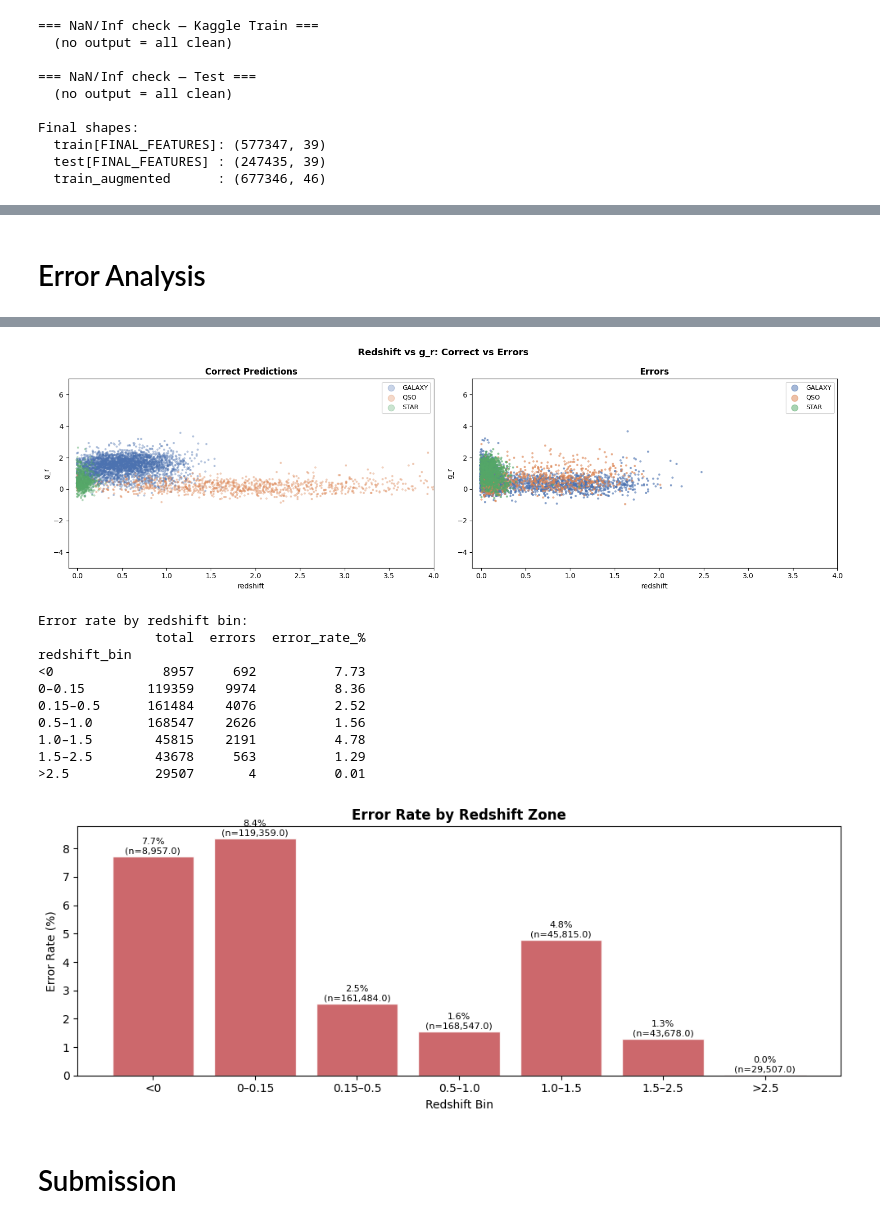
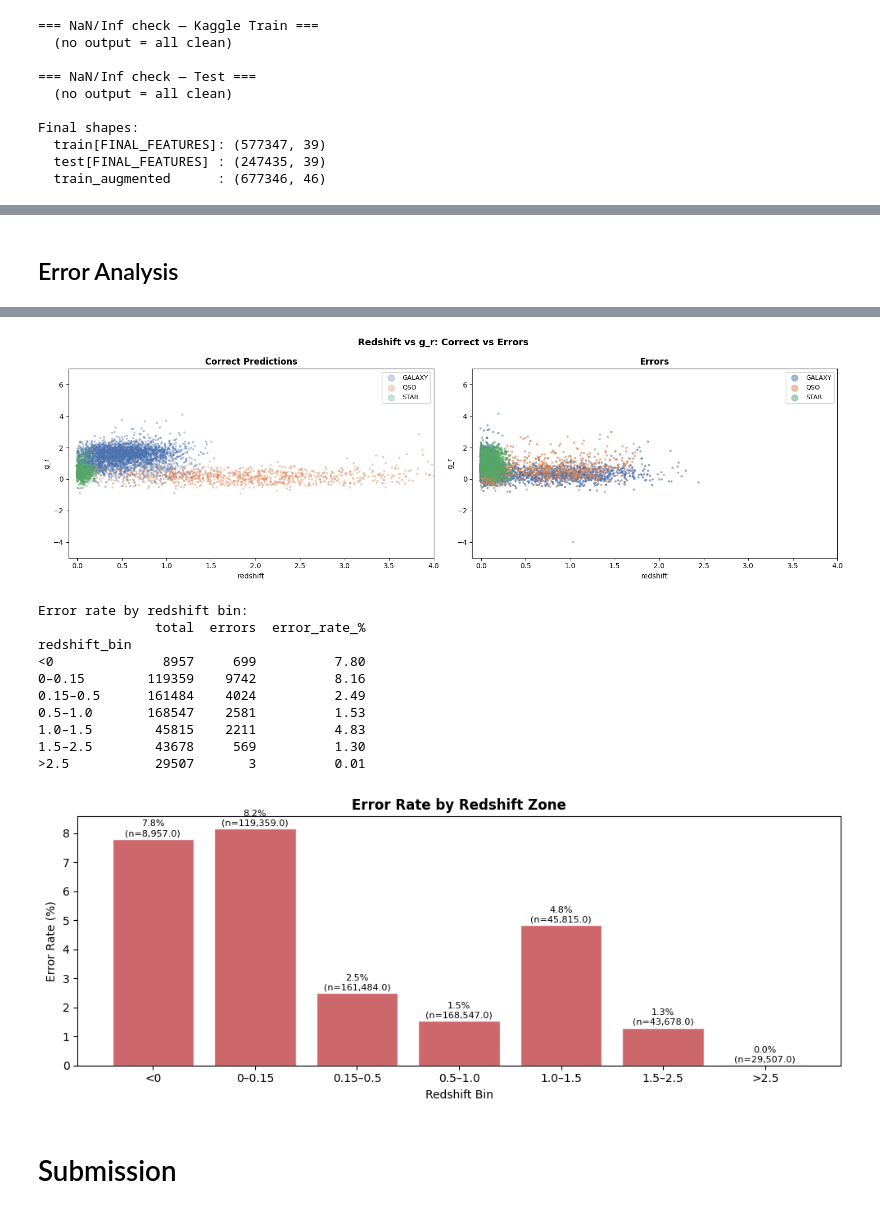
Before and after one commit to 23f2001942/KaggleCompetitions, a Jupyter notebook: Predict Stellar Class.ipynb, the cells around one changed output, grey strips where cells are left out. Cells and saved outputs as stored; diff of their text form; code cells hidden in the pictures.

```diff
--- a/Predict Stellar Class.ipynb
+++ b/Predict Stellar Class.ipynb
@@ -657,18 +590,25 @@ galaxy_population_te_star        0.6
 # %% [markdown]
-# Error Analysis
+## Error Analysis
 # %%
-error_df = train[['redshift', 'g_r', 'u_g', 'spectral_type',
-                   'galaxy_population', 'class']].copy()
-error_df['y_true']   = le.inverse_transform(y)
-error_df['y_pred']   = le.inverse_transform(oof_preds)
+y_kag     = y_aug[kag_idx]
+probs_kag = oof_probs[kag_idx]
+preds_kag = oof_preds[kag_idx]
+
+# Use only Kaggle rows from train for redshift/g_r/class columns
+train_kag = train_augmented.iloc[kag_idx].reset_index(drop=True)
+
+error_df = train_kag[['redshift', 'g_r', 'u_g', 'spectral_type',
+                       'galaxy_population', 'class']].copy()
+error_df['y_true']   = le.inverse_transform(y_kag)
+error_df['y_pred']   = le.inverse_transform(preds_kag)
 error_df['correct']  = (error_df['y_true'] == error_df['y_pred'])
-error_df['max_prob'] = oof_probs.max(axis=1)
+error_df['max_prob'] = probs_kag.max(axis=1)
 
 errors  = error_df[~error_df['correct']].copy()
 correct = error_df[ error_df['correct']].copy()
 
-print(f'Total errors  : {len(errors):,}  ({len(errors)/len(train)*100:.2f}%)')
-print(f'Total correct : {len(correct):,} ({len(correct)/len(train)*100:.2f}%)')
+print(f'Total errors  : {len(errors):,}  ({len(errors)/len(train_kag)*100:.2f}%)')
+print(f'Total correct : {len(correct):,} ({len(correct)/len(train_kag)*100:.2f}%)')
 
 print('\nError breakdown by TRUE class:')
 err_by_true = errors.groupby('y_true').agg(
@@ -678,7 +618,7 @@ err_by_true = errors.groupby('y_true').agg(
 )
 err_by_true['pct_of_class'] = [
     len(errors[errors['y_true'] == c]) /
-    len(train[train['class'] == c]) * 100
+    len(train_kag[train_kag['class'] == c]) * 100
     for c in err_by_true.index
 ]
 print(err_by_true.round(3).to_string())
@@ -694,20 +634,18 @@ print(
     .to_string()
 )
 
-# Visual
 fig, axes = plt.subplots(2, 3, figsize=(18, 10))
 
 for ax, (tc, pc) in zip(axes[0],
         [('GALAXY','QSO'), ('GALAXY','STAR'), ('STAR','GALAXY')]):
     mask    = (errors['y_true'] == tc) & (errors['y_pred'] == pc)
     err_sub = errors[mask]
-    ax.hist(train[train['class']==tc]['redshift'], bins=80, alpha=0.3,
+    ax.hist(train_kag[train_kag['class']==tc]['redshift'], bins=80, alpha=0.3,
             color=CLASS_COLORS[tc], density=True, label=f'All {tc}')
     ax.hist(err_sub['redshift'], bins=80, alpha=0.7,
             color='#C44E52', density=True, label=f'→ {pc} ({len(err_sub):,})')
     ax.set_title(f'True {tc} → Pred {pc}', fontweight='bold')
-    ax.set_xlabel('redshift')
-    ax.set_ylabel('Density')
+    ax.set_xlabel('redshift'); ax.set_ylabel('Density')
     ax.legend(fontsize=8)
 
 for ax, cls in zip(axes[1], CLASS_ORDER):
@@ -726,10 +664,8 @@ for ax, cls in zip(axes[1], CLASS_ORDER):
 
 plt.suptitle('Error Analysis — Where and Why the Model Fails',
              fontsize=13, fontweight='bold')
-plt.tight_layout()
-plt.show()
+plt.tight_layout(); plt.show()
 
-# Redshift vs g_r scatter
 s_err = errors.sample(min(5000, len(errors)), random_state=42)
 s_ok  = correct.sample(5000, random_state=42)
 
@@ -742,19 +678,15 @@ for ax, (df, title, a) in zip(axes, [
         sub = df[df['y_true'] == cls]
         ax.scatter(sub['redshift'], sub['g_r'], s=5, alpha=a,
                    color=CLASS_COLORS[cls], label=cls)
-    ax.set_xlabel('redshift')
-    ax.set_ylabel('g_r')
+    ax.set_xlabel('redshift'); ax.set_ylabel('g_r')
     ax.set_title(title, fontweight='bold')
     ax.legend(markerscale=4, fontsize=9)
-    ax.set_xlim(-0.1, 4)
-    ax.set_ylim(-5, 7)
+    ax.set_xlim(-0.1, 4); ax.set_ylim(-5, 7)
 
 plt.suptitle('Redshift vs g_r: Correct vs Errors',
              fontsize=13, fontweight='bold')
-plt.tight_layout()
-plt.show()
+plt.tight_layout(); plt.show()
 
-# Error rate by redshift bin
 error_df['redshift_bin'] = pd.cut(
     error_df['redshift'],
     bins=[-np.inf, 0, 0.15, 0.5, 1.0, 1.5, 2.5, np.inf],
@@ -776,9 +708,7 @@ for i, (_, row) in enumerate(err_rate.iterrows()):
     ax.text(i, row['error_rate_%'] + 0.1,
             f"{row['error_rate_%']:.1f}%\n(n={row['total']:,})",
             ha='center', fontsize=8)
-ax.set_xlabel('Redshift Bin')
-ax.set_ylabel('Error Rate (%)')
+ax.set_xlabel('Redshift Bin'); ax.set_ylabel('Error Rate (%)')
 ax.set_title('Error Rate by Redshift Zone', fontweight='bold')
-plt.tight_layout()
-plt.show()
+plt.tight_layout(); plt.show()
 # %% [output]
@@ -805,15 +735,15 @@ STAR   QSO       440        0.740445         0.146202   0.243832
-[figure, old version]
+[figure, new version]
 Error rate by redshift bin:
                total  errors  error_rate_%
 redshift_bin
-<0              8957     692          7.73
-0–0.15        119359    9974          8.36
-0.15–0.5      161484    4076          2.52
-0.5–1.0       168547    2626          1.56
-1.0–1.5        45815    2191          4.78
-1.5–2.5        43678     563          1.29
->2.5           29507       4          0.01
+<0              8957     699          7.80
+0–0.15        119359    9742          8.16
+0.15–0.5      161484    4024          2.49
+0.5–1.0       168547    2581          1.53
+1.0–1.5        45815    2211          4.83
+1.5–2.5        43678     569          1.30
+>2.5           29507       3          0.01
-[figure, old version]
+[figure, new version]
 # %% [markdown]
 # Submission
 # %%
```
Also changed, not shown: parts of 23 cells of this notebook.
